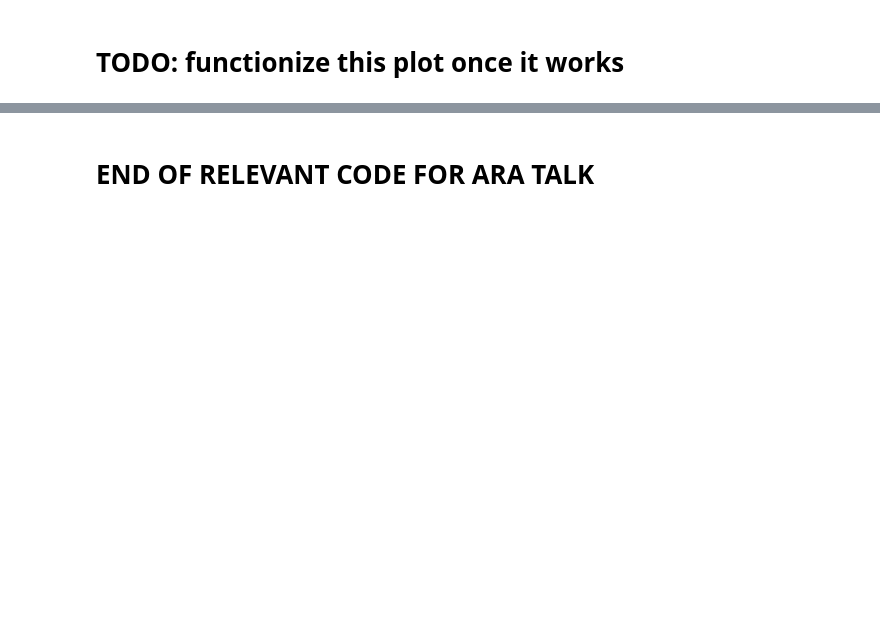
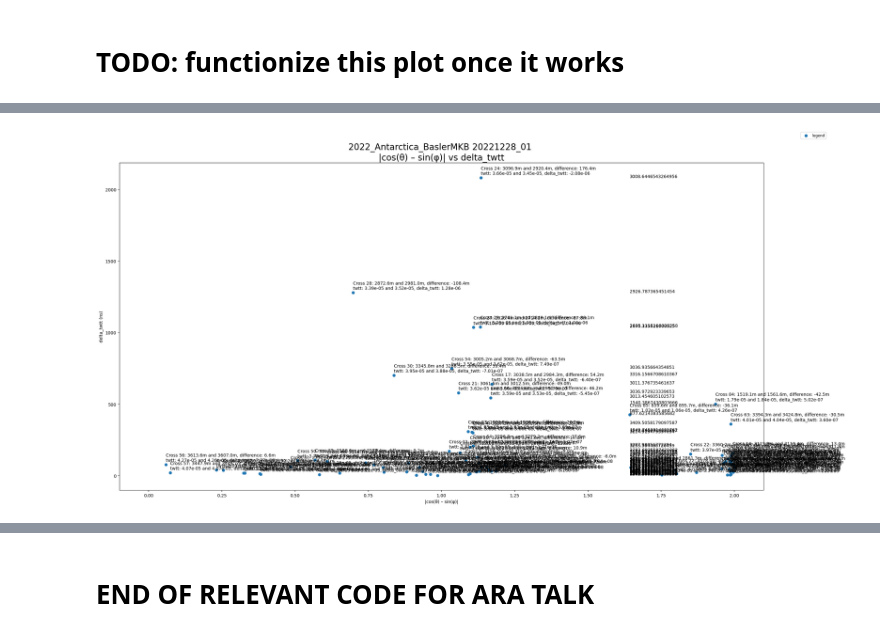
Before and after one commit to richardmoser/cresis_project, a Jupyter notebook: doit.ipynb, the cells around one changed output, grey strips where cells are left out. Cells and saved outputs as stored; diff of their text form; code cells hidden in the pictures; blank space fills up the shorter version.

```diff
--- a/doit.ipynb
+++ b/doit.ipynb
@@ -263,12 +432,0 @@ plot_map(layers, intersection_indices, intersection_points, iceflow_data, season
-# %%
-print(layers[1].layer_name)
-# print the first 5 twtt points that are not nans in layers[1]
-i = 0
-count = 0
-while count < 2:
-    if not np.isnan(layers[1].twtt[i]):
-        print(f"twtt[{i}]: {layers[1].twtt[i]}")
-        print(f"lat[{i}]: {layers[1].lat[i]}")
-        print("")
-        count += 1
-    i += 1
@@ -717,0 +935,86 @@ saved plot as C:\Users\rj\Documents\cresis_project\screens\2016_Antarctica_DC8_2
+# %%
+"""
+Delete and start over?
+"""
+
+micro = False
+print_time = True
+
+plt.figure(figsize=(24, 12), layout='constrained')
+xdata = []
+ydata = []
+
+for i in range(len(cross_points)):
+    if math.isnan(cross_points[i].delta_twtt):
+        debug_print(f"skipping index {i} because delta_twtt is nan")
+        continue
+    theta = cross_points[i].angle
+    phi = abs(cross_points[i].plane_heading_1 - cross_points[i].plane_heading_2)
+    delta_twtt_micros = cross_points[i].delta_twtt * 1e6
+    delta_twtt_ns = cross_points[i].delta_twtt * 1e9
+
+    xdata = np.append(xdata, np.abs(np.cos(np.radians(theta)) - np.sin(np.radians(phi))))  # |cos(θ) – sin(φ)|
+
+    if micro:
+        delta_twtt_unit = delta_twtt_micros  # delta_twtt (µs)
+        if print_time:
+            print("Using microseconds")
+            print_time = False
+    else:
+        delta_twtt_unit = delta_twtt_ns  # delta_twtt (ns)
+        if print_time:
+            print("Using nanoseconds")
+            print_time = False
+
+    ydata = np.append(ydata, delta_twtt_unit)
+
+y_label_offset = max(ydata) * .01
+for i in range(len(xdata)):
+    if math.isnan(xdata[i]):
+        debug_print(f"skipping index {i} because xdata is nan")
+        continue
+    if math.isnan(ydata[i]):
+        debug_print(f"skipping index {i} because ydata is nan")
+        continue
+    # plt.text(xdata[index], ydata[index] + y_label_offset, f"Cross {index+1}: {depth[index]:.1f}m", fontsize=10)
+    plt.text(xdata[i], ydata[i] + y_label_offset, f"Cross {i+1}: {cross_points[i].depth1:.1f}m and {cross_points[i].depth2:.1f}m, difference: {cross_points[i].depth1 - cross_points[i].depth2:.1f}m\ntwtt: {cross_points[i].twtt[0]:.2e} and {cross_points[i].twtt[1]:.2e}, delta_twtt: {cross_points[i].twtt[1] - cross_points[i].twtt[0]:.2e}", fontsize=10)
+    plt.text(np.abs(np.cos(np.radians(theta)) - np.sin(np.radians(phi))), ydata[i], f"{cross_points[i].depth_ave}", fontsize=10)
+
+
+# print(f"xdata: {xdata}")
+plt.scatter(xdata,ydata)
+
+
+plt.xlabel("|cos(θ) – sin(φ)|")
+
+plt.title(f"{season} {flight} \n|cos(θ) – sin(φ)| vs delta_twtt", fontsize=20)
+
+
+# get the current directory
+dir = os.getcwd()
+
+plt.ylabel("delta_twtt (ns)")
+
+
+plt.legend(["legend"], fontsize='smaller', loc='upper right', bbox_to_anchor=(1.1, 1.1))
+
+plt.yscale('log')
+
+# print(f"abs(max(delta_twtt)): {abs(max(delta_twtt))}")
+# set the x bounds to -0.1 to 2.1
+plt.xlim(-0.1, 2.1)
+
+
+plt.savefig(f"{dir}\\screens\\{season}_{flight}_cos_angle_heading_vs_delta_twtt_logy.png", dpi=300)
+
+
+plt.yscale('linear')
+# save the plot as a png file with a high dpi named after the season and flight
+plt.savefig(f"{dir}\\screens\\{season}_{flight}_cos_angle_heading_vs_delta_twtt_lineary.png", dpi=300)
+plt.show()
+
+print(f"saved plot as {dir}\\screens\\{season}_{flight}_cos_angle_heading_vs_delta_twtt.png")
+# |cos(90) - sin(90)| = 0 - 1 = 1
+# plot should peak either at 1 or 0 depending on which flight is closer to the flow vector
+    # in theory it should be around 1 but it could be 0 if coded wrong
+# %% [output]
@@ -717,0 +1022 @@ saved plot as C:\Users\rj\Documents\cresis_project\screens\2016_Antarctica_DC8_2
+[figure, added]
```
Also changed, not shown: parts of 52 cells of this notebook, 12 other files.
